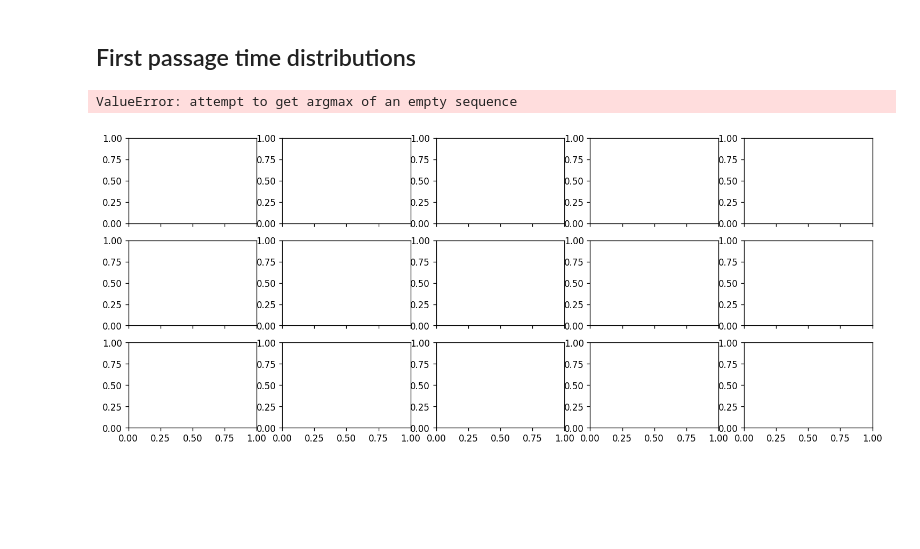
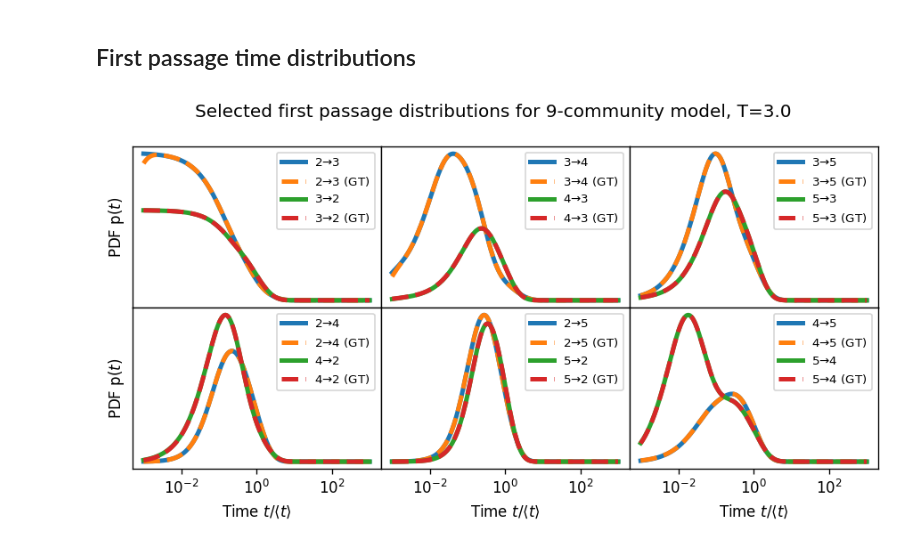
Before and after one commit to tomswinburne/blockGT, a Jupyter notebook: 9-communities-fpt-distributions.ipynb, the cells around one changed output. Saved outputs shown, nothing was run; the diff lists cells and outputs as text; code cells hidden in the pictures; blank space fills up the shorter version.

```diff
--- a/9-communities-fpt-distributions.ipynb
+++ b/9-communities-fpt-distributions.ipynb
@@ -136,12 +136,12 @@ GT removed 779 nodes in 0.086 seconds with 0 floating point corrections
 # %% [markdown]
 ## First passage time distributions
 # %%
-fig,axs = plt.subplots(3,5,figsize=(15,6),dpi=120,sharex='col')
+fig,axs = plt.subplots(2,3,figsize=(9,4),dpi=120,sharex='col')
 fig.patch.set_facecolor('white')
 cc = 0
-pbar = tqdm(total=15)
-for cA in range(16):
-    for cB in range(6):
+pbar = tqdm(total=6)
+for cA in range(2,6):
+    for cB in range(2,6):
         if cA>cB:
             A_sel = communities==cA-1
             B_sel = communities==cB-1
@@ -166,32 +166,31 @@ for cA in range(16):
 
             i,j = cc%2,cc//2
             axs[i,j].semilogx(fptd[:,2]/mfpt[2],fptd[:,3],lw=3,
                             label=fr"{cB}$\to${cA}")
             axs[i,j].semilogx(r_fptd[:,2]/mfpt[2],r_fptd[:,3],'--',lw=3,
                             label=fr"{cB}$\to${cA} (GT)")
 
             axs[i,j].semilogx(fptd[:,0]/mfpt[0],fptd[:,1],lw=3,
                             label=fr"{cA}$\to${cB}")
             axs[i,j].semilogx(r_fptd[:,0]/mfpt[0],r_fptd[:,1],'--',lw=3,
                             label=fr"{cA}$\to${cB} (GT)")
 
             axs[i,j].set_yticks([])
             if i==0:
                 axs[i,j].set_xticks([])
             else:
                 axs[i,j].set_xlabel(r"Time $t/\langle{t}\rangle$")
 
             if j==0:
                 axs[i,j].set_ylabel(r"PDF ${\rm p}(t)$")
 
             axs[i,j].legend(fontsize=8)
             cc+=1
             pbar.update(1)
 plt.suptitle("Selected first passage distributions for 9-community model,"
   f" T={T}")
 plt.subplots_adjust(wspace=0,hspace=0)
 plt.savefig(f"pdf_comp_T{T}.pdf")
 plt.show()
 # %% [output]
-ValueError: attempt to get argmax of an empty sequence
-[figure, old version]
+[figure, new version]
```
Also changed, not shown: parts of 2 cells of this notebook.
